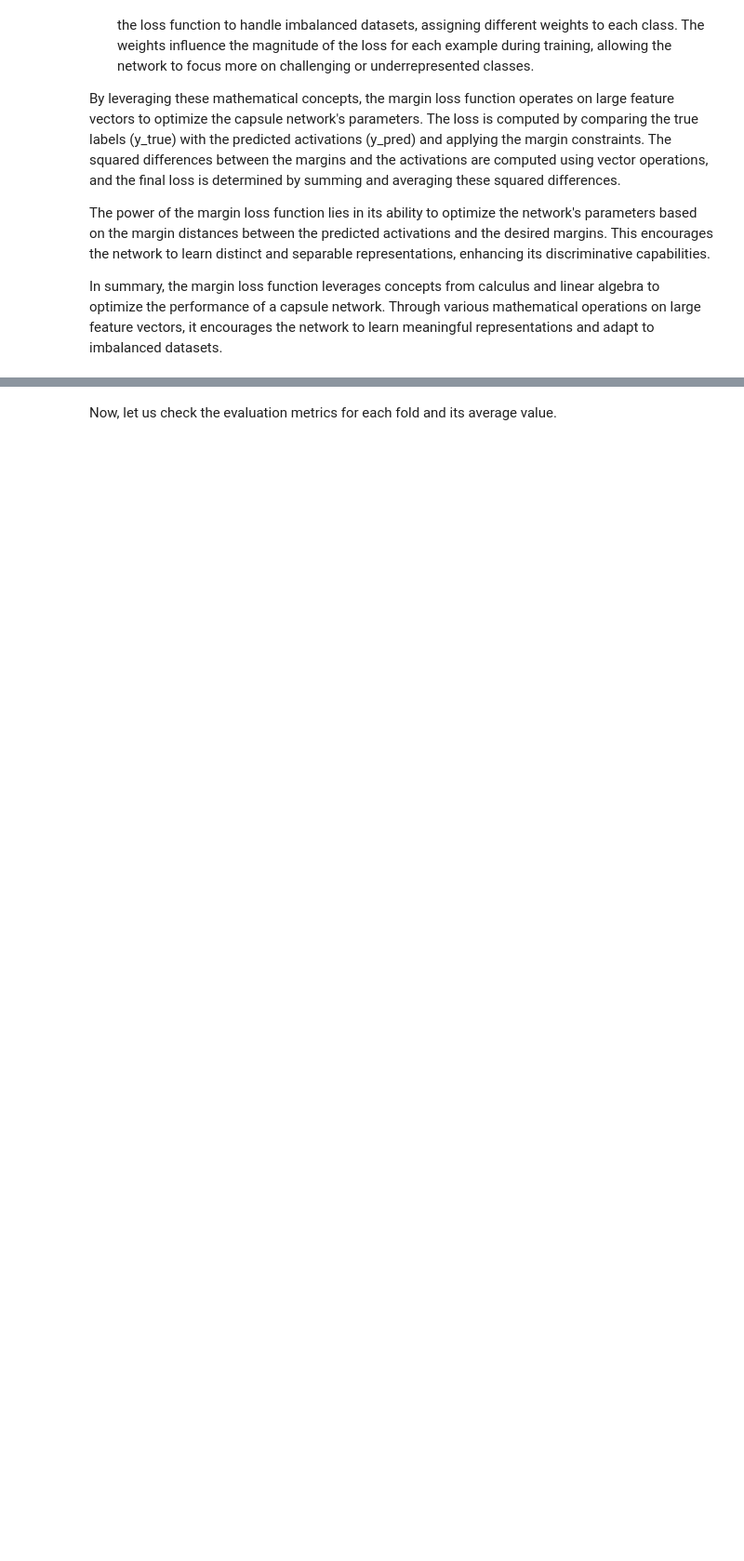
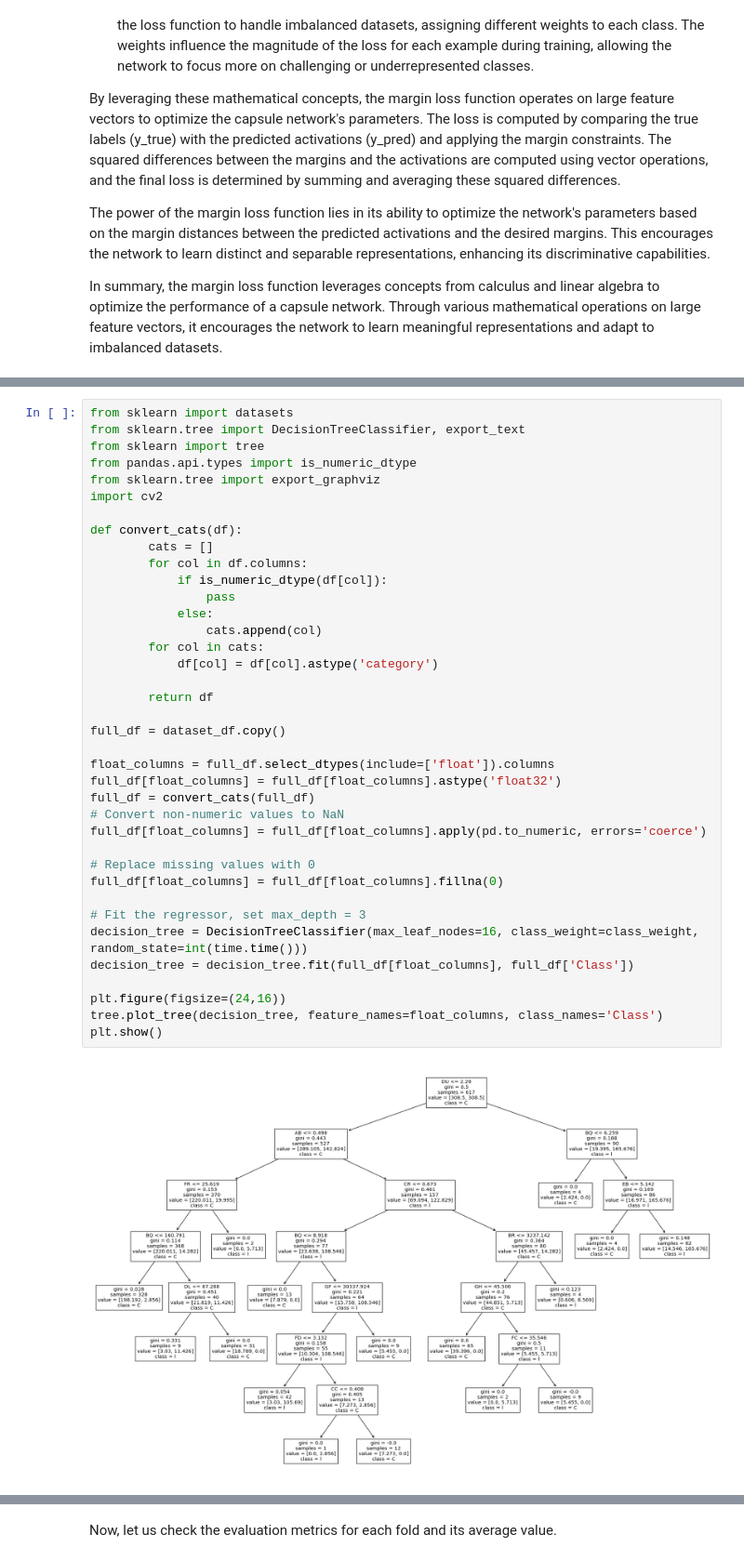
Before and after one commit to newtonh20/DataScienceFun, a Jupyter notebook: identifying-age-related-conditions-w-tfdf.ipynb, the cells around one changed output, grey strips where cells are left out. Shown at 93% size. Cells and saved outputs as stored; diff of their text form; blank space fills up the shorter version.

```diff
--- a/identifying-age-related-conditions-w-tfdf.ipynb
+++ b/identifying-age-related-conditions-w-tfdf.ipynb
@@ -710,0 +610,40 @@ Epoch 6: early stopping
+# %%
+from sklearn import datasets
+from sklearn.tree import DecisionTreeClassifier, export_text
+from sklearn import tree
+from pandas.api.types import is_numeric_dtype
+from sklearn.tree import export_graphviz
+import cv2
+
+def convert_cats(df):
+        cats = []
+        for col in df.columns:
+            if is_numeric_dtype(df[col]):
+                pass
+            else:
+                cats.append(col)
+        for col in cats:
+            df[col] = df[col].astype('category')
+
+        return df
+
+full_df = dataset_df.copy()
+
+float_columns = full_df.select_dtypes(include=['float']).columns
+full_df[float_columns] = full_df[float_columns].astype('float32')
+full_df = convert_cats(full_df)
+# Convert non-numeric values to NaN
+full_df[float_columns] = full_df[float_columns].apply(pd.to_numeric, errors='coerce')
+
+# Replace missing values with 0
+full_df[float_columns] = full_df[float_columns].fillna(0)
+
+# Fit the regressor, set max_depth = 3
+decision_tree = DecisionTreeClassifier(max_leaf_nodes=16, class_weight=class_weight, random_state=int(time.time()))
+decision_tree = decision_tree.fit(full_df[float_columns], full_df['Class'])
+
+plt.figure(figsize=(24,16))
+tree.plot_tree(decision_tree, feature_names=float_columns, class_names='Class')
+plt.show()
+# %% [output]
+[figure, added]
```
Also changed, not shown: parts of 33 cells of this notebook.
